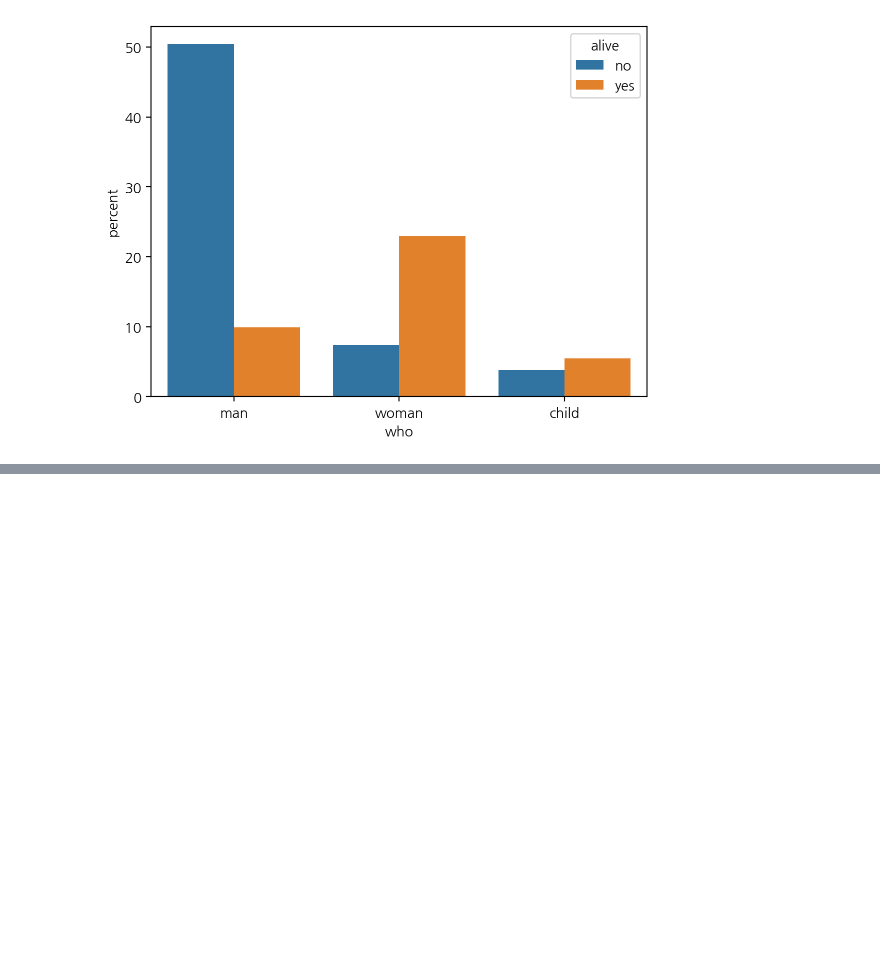
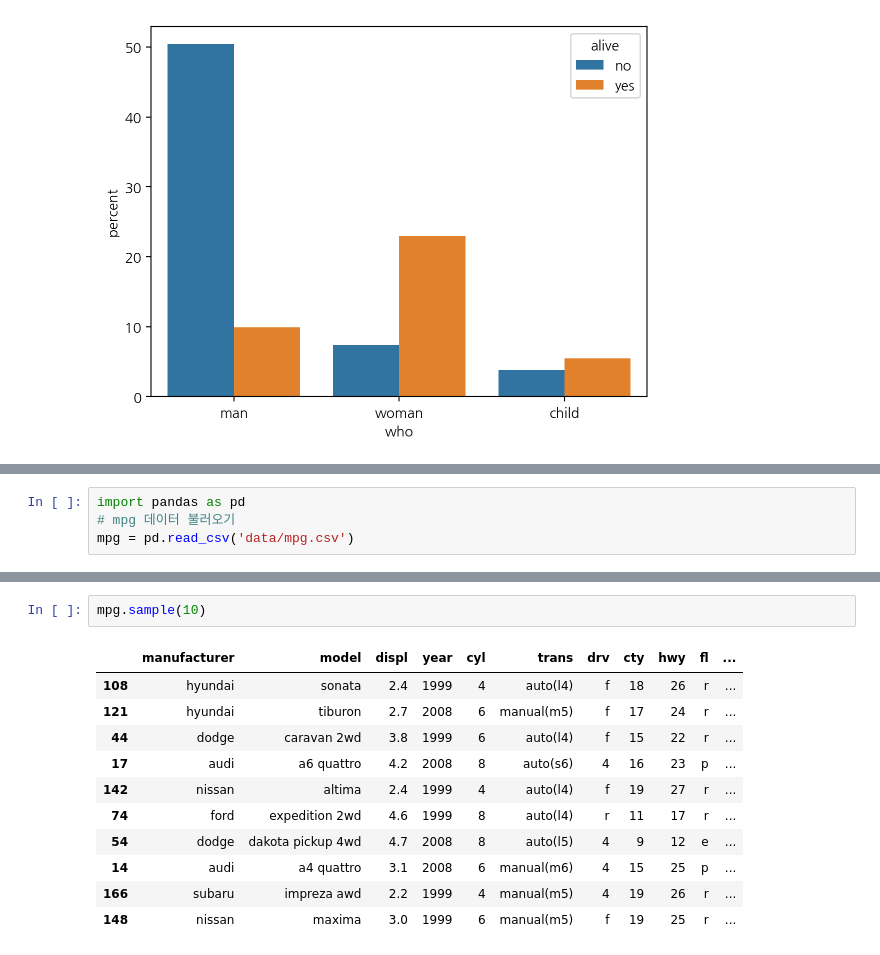
Before and after one commit to hyemin0408/2025-1-myclass-BDA, a Jupyter notebook: inclass/04w_b_wed_0326_dataframe_application.ipynb, the cells around one changed output, grey strips where cells are left out. Cells and saved outputs as stored; diff of their text form; blank space fills up the shorter version.

```diff
--- a/inclass/04w_b_wed_0326_dataframe_application.ipynb
+++ b/inclass/04w_b_wed_0326_dataframe_application.ipynb
@@ -278,0 +434,4 @@ sns.countplot(titanic, x = "who", hue = "alive", stat = "percent");
+# %%
+import pandas as pd
+# mpg 데이터 불러오기
+mpg = pd.read_csv('data/mpg.csv')
@@ -278,0 +459,14 @@ sns.countplot(titanic, x = "who", hue = "alive", stat = "percent");
+# %%
+mpg.sample(10)
+# %% [output]
+|  | manufacturer | model | displ | year | cyl | trans | drv | cty | hwy | fl | ... |
+| 108 | hyundai | sonata | 2.4 | 1999 | 4 | auto(l4) | f | 18 | 26 | r | ... |
+| 121 | hyundai | tiburon | 2.7 | 2008 | 6 | manual(m5) | f | 17 | 24 | r | ... |
+| 44 | dodge | caravan 2wd | 3.8 | 1999 | 6 | auto(l4) | f | 15 | 22 | r | ... |
+| 17 | audi | a6 quattro | 4.2 | 2008 | 8 | auto(s6) | 4 | 16 | 23 | p | ... |
+| 142 | nissan | altima | 2.4 | 1999 | 4 | auto(l4) | f | 19 | 27 | r | ... |
+| 74 | ford | expedition 2wd | 4.6 | 1999 | 8 | auto(l4) | r | 11 | 17 | r | ... |
+| 54 | dodge | dakota pickup 4wd | 4.7 | 2008 | 8 | auto(l5) | 4 | 9 | 12 | e | ... |
+| 14 | audi | a4 quattro | 3.1 | 2008 | 6 | manual(m6) | 4 | 15 | 25 | p | ... |
+| 166 | subaru | impreza awd | 2.2 | 1999 | 4 | manual(m5) | 4 | 19 | 26 | r | ... |
+| 148 | nissan | maxima | 3.0 | 1999 | 6 | manual(m5) | f | 19 | 25 | r | ... |
```
Also changed, not shown: parts of 22 cells of this notebook.
